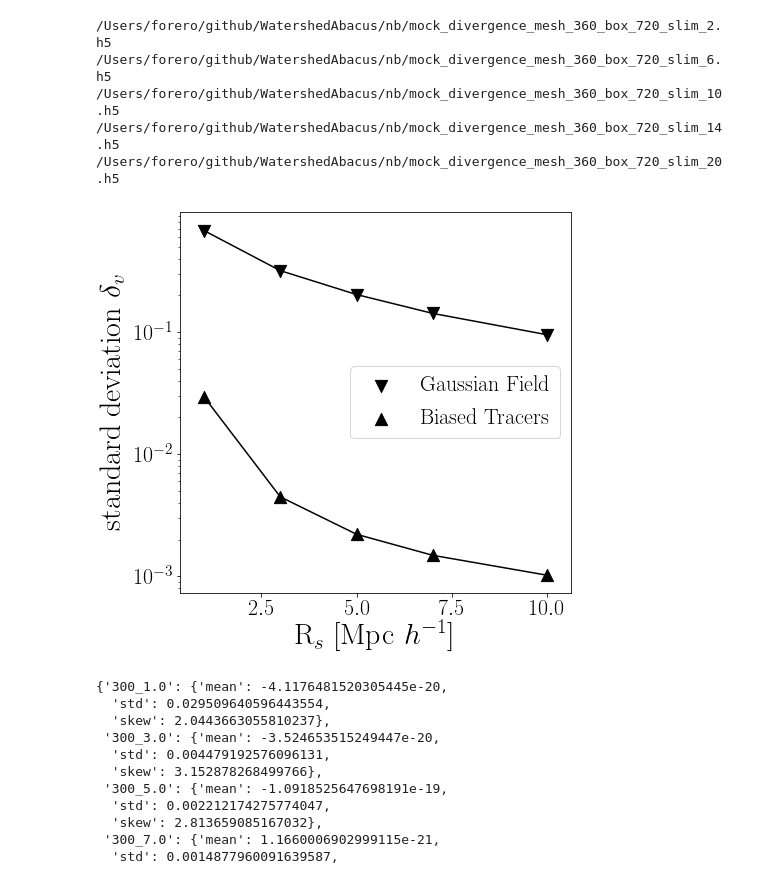
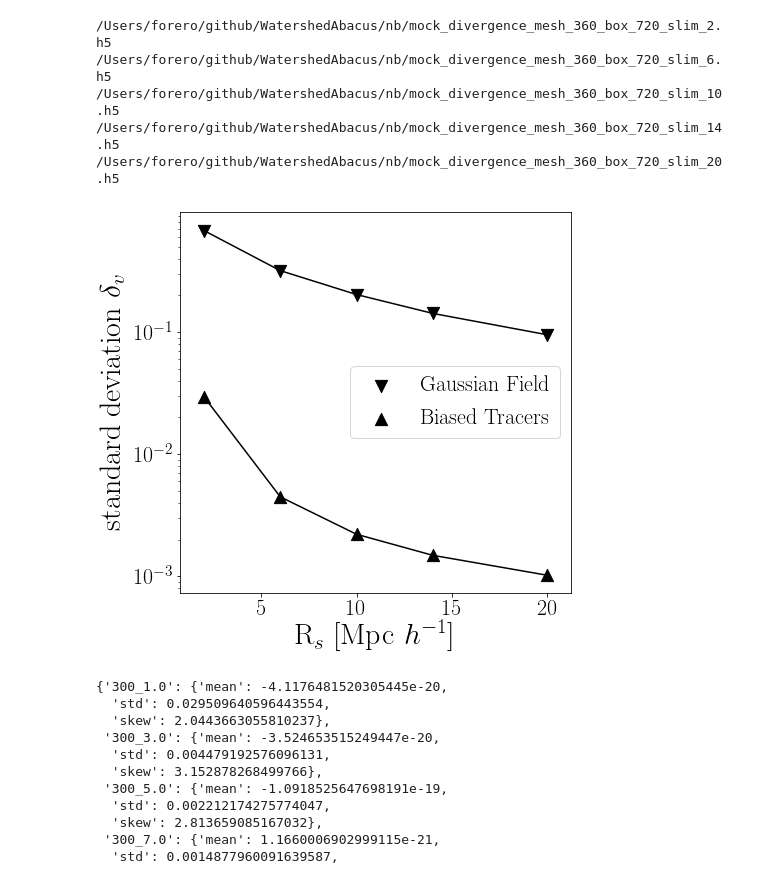
Before and after one commit to astroandes/WatershedDivergenceSuperclusters, a Jupyter notebook: nb/divergence_stats.ipynb, the cells around one changed output. Cells and saved outputs as stored; diff of their text form; code cells hidden in the pictures.

```diff
--- a/nb/divergence_stats.ipynb
+++ b/nb/divergence_stats.ipynb
@@ -78,22 +78,23 @@ for sigma in sigmas:
     std_sim.append(stats["300_{:.1f}".format(sigma)]["std"])
 std_mock = np.array(std_mock)
 std_sim = np.array(std_sim)
+sigma_vals = 2.0*np.array(sigmas)
 # %%
 plt.figure(figsize=(7,7))
 
-plt.scatter(sigmas, std_mock, marker="v", s=150, label="Gaussian Field", color='black')
-plt.plot(sigmas, std_mock, color='black')
+plt.scatter(sigma_vals, std_mock, marker="v", s=150, label="Gaussian Field", color='black')
+plt.plot(sigma_vals, std_mock, color='black')
 
-plt.scatter(sigmas, std_sim, marker="^", s=150, label="Biased Tracers", color='black')
-plt.plot(sigmas, std_sim, color='black')
+plt.scatter(sigma_vals, std_sim, marker="^", s=150, label="Biased Tracers", color='black')
+plt.plot(sigma_vals, std_sim, color='black')
 
 plt.semilogy()
 plt.legend(fontsize=SMALL_SIZE)
 plt.xlabel(r"R$_s$ [$\mathrm{Mpc}\ h^{-1}$]")
 plt.ylabel(r"standard deviation $\delta_v$")
 plt.savefig("std_delta.pdf", bbox_inches='tight')
 # %% [output]
-[figure, old version]
+[figure, new version]
 # %%
 stats
 # %% [output]
```
